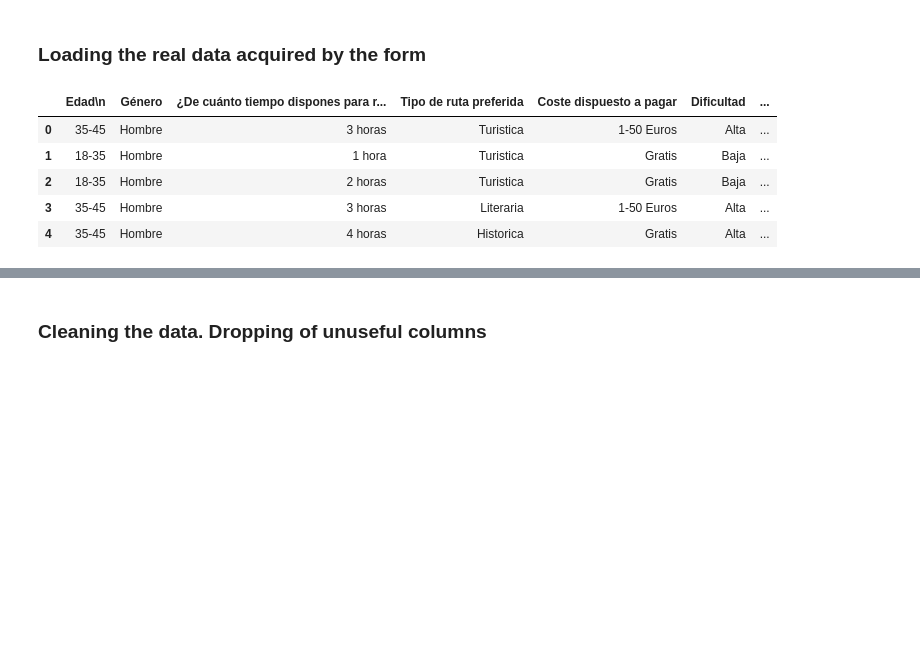
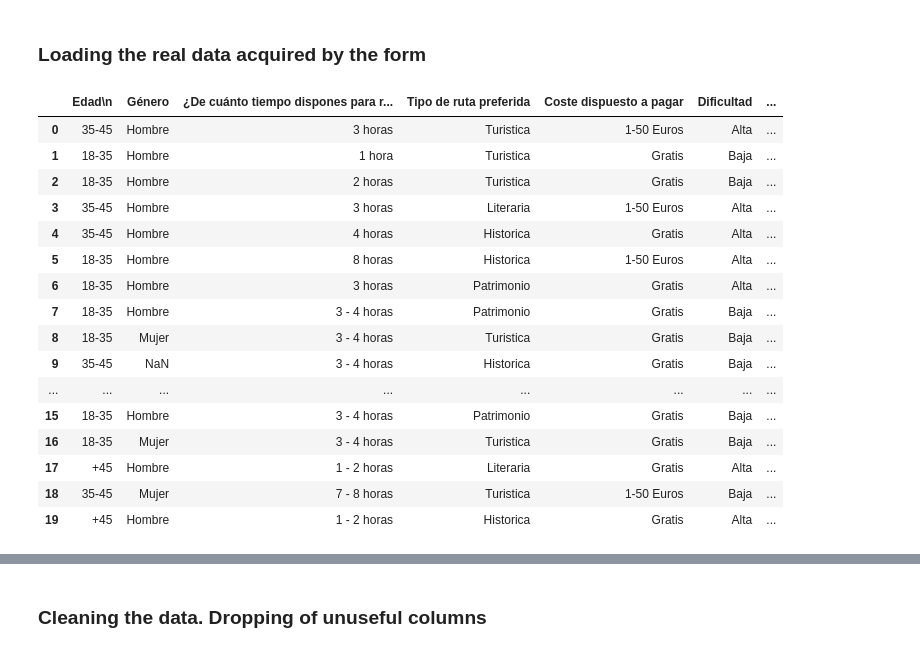
Before and after one commit to parismart/desafio-tripulaciones, a Jupyter notebook: src/notebooks/Fake profiles.ipynb, the cells around one changed output, grey strips where cells are left out. Cells and saved outputs as stored; diff of their text form; code cells hidden in the pictures; blank space fills up the shorter version.

```diff
--- a/src/notebooks/Fake profiles.ipynb
+++ b/src/notebooks/Fake profiles.ipynb
@@ -40,10 +16,21 @@ import pandas as pd
 # %%
 df_real = pd.read_csv("./data/Survey _Rutas.csv")
-df_real.head()
+df_real.head(20)
 # %% [output]
 |  | Edad\n | Género | ¿De cuánto tiempo dispones para r... | Tipo de ruta preferida | Coste dispuesto a pagar | Dificultad | ... |
 | 0 | 35-45 | Hombre | 3 horas | Turistica | 1-50 Euros | Alta | ... |
 | 1 | 18-35 | Hombre | 1 hora | Turistica | Gratis | Baja | ... |
 | 2 | 18-35 | Hombre | 2 horas | Turistica | Gratis | Baja | ... |
 | 3 | 35-45 | Hombre | 3 horas | Literaria | 1-50 Euros | Alta | ... |
 | 4 | 35-45 | Hombre | 4 horas | Historica | Gratis | Alta | ... |
+| 5 | 18-35 | Hombre | 8 horas | Historica | 1-50 Euros | Alta | ... |
+| 6 | 18-35 | Hombre | 3 horas | Patrimonio | Gratis | Alta | ... |
+| 7 | 18-35 | Hombre | 3 - 4 horas | Patrimonio | Gratis | Baja | ... |
+| 8 | 18-35 | Mujer | 3 - 4 horas | Turistica | Gratis | Baja | ... |
+| 9 | 35-45 | NaN | 3 - 4 horas | Historica | Gratis | Baja | ... |
+| ... | ... | ... | ... | ... | ... | ... | ... |
+| 15 | 18-35 | Hombre | 3 - 4 horas | Patrimonio | Gratis | Baja | ... |
+| 16 | 18-35 | Mujer | 3 - 4 horas | Turistica | Gratis | Baja | ... |
+| 17 | +45 | Hombre | 1 - 2 horas | Literaria | Gratis | Alta | ... |
+| 18 | 35-45 | Mujer | 7 - 8 horas | Turistica | 1-50 Euros | Baja | ... |
+| 19 | +45 | Hombre | 1 - 2 horas | Historica | Gratis | Alta | ... |
```
Also changed, not shown: parts of 51 cells of this notebook, 4 other files.
